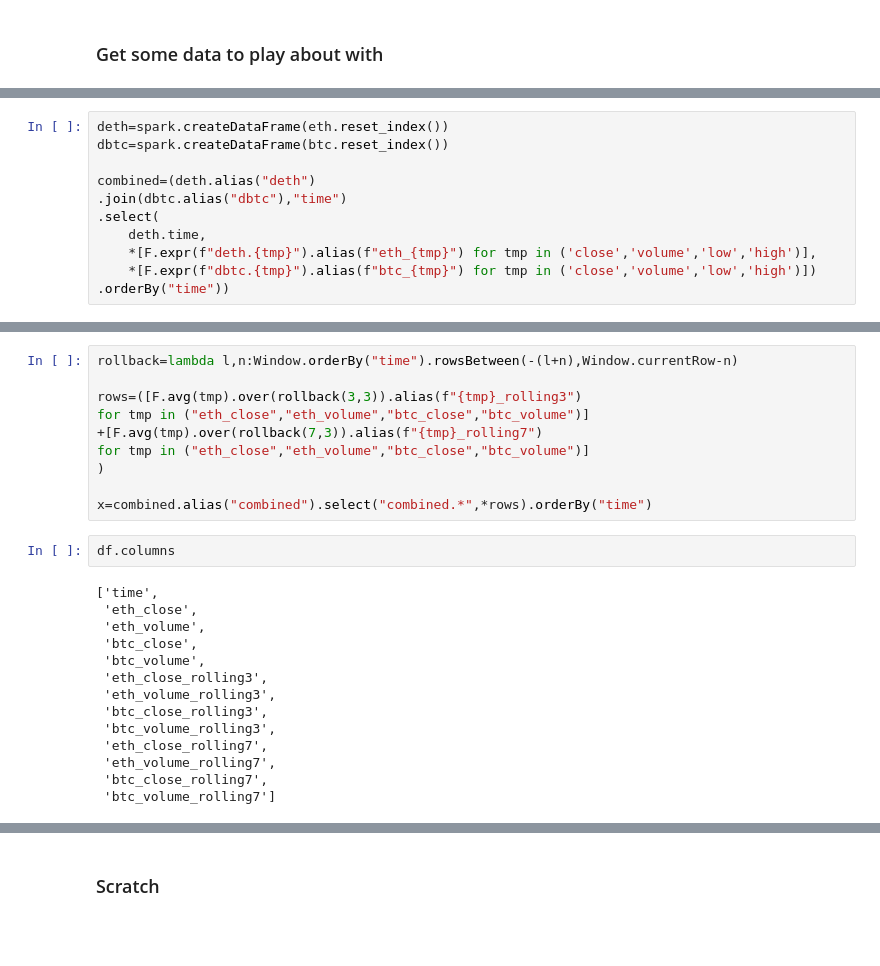
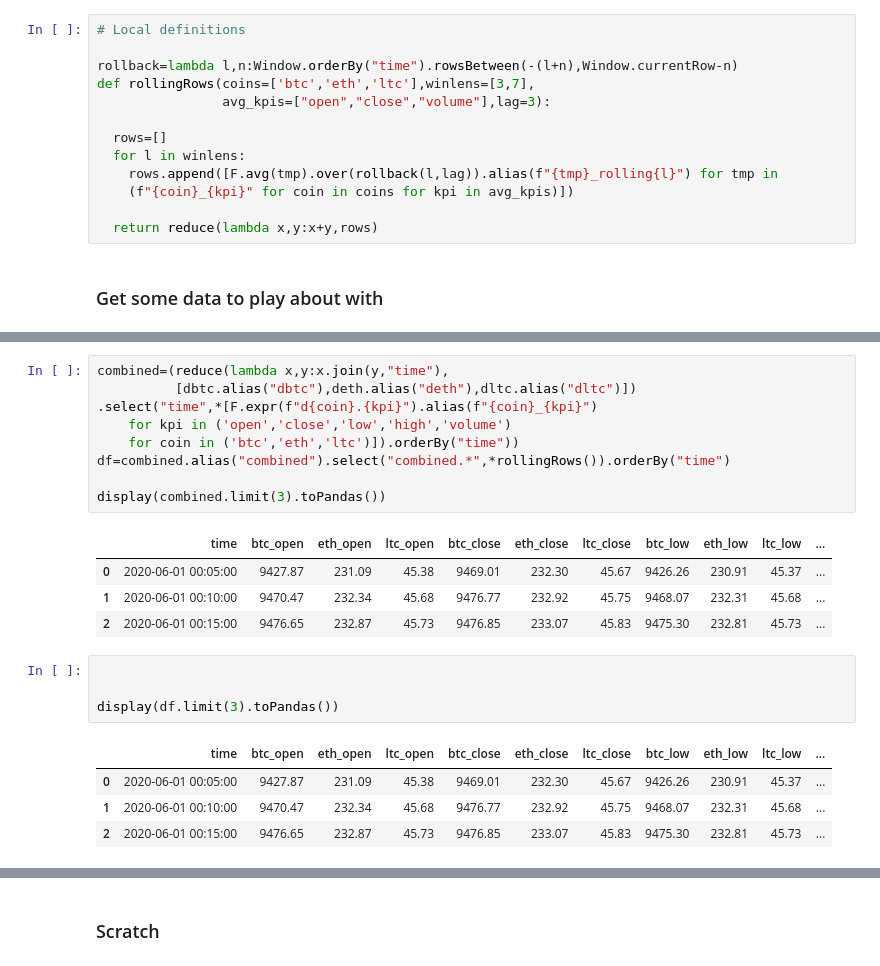
Before and after one commit to karipuf/crypto, a Jupyter notebook: Cryptooo.ipynb, the cells around one changed output, grey strips where cells are left out. Saved outputs shown, nothing was run; the diff lists cells and outputs as text; blank space fills up the shorter version.

```diff
--- a/Cryptooo.ipynb
+++ b/Cryptooo.ipynb
@@ -20,2 +34,15 @@ spark=pyspark.sql.SparkSession.builder.getOrCreate()
+# %%
+# Local definitions
+
+rollback=lambda l,n:Window.orderBy("time").rowsBetween(-(l+n),Window.currentRow-n)
+def rollingRows(coins=['btc','eth','ltc'],winlens=[3,7],
+                avg_kpis=["open","close","volume"],lag=3):
+
+  rows=[]
+  for l in winlens:
+    rows.append([F.avg(tmp).over(rollback(l,lag)).alias(f"{tmp}_rolling{l}") for tmp in
+    (f"{coin}_{kpi}" for coin in coins for kpi in avg_kpis)])
+
+  return reduce(lambda x,y:x+y,rows)
 # %% [markdown]
 ### Get some data to play about with
@@ -56,11 +80,0 @@ pl.gca().grid(True)
-# %%
-deth=spark.createDataFrame(eth.reset_index())
-dbtc=spark.createDataFrame(btc.reset_index())
-
-combined=(deth.alias("deth")
-.join(dbtc.alias("dbtc"),"time")
-.select(
-    deth.time,
-    *[F.expr(f"deth.{tmp}").alias(f"eth_{tmp}") for tmp in ('close','volume','low','high')],
-    *[F.expr(f"dbtc.{tmp}").alias(f"btc_{tmp}") for tmp in ('close','volume','low','high')])
-.orderBy("time"))
@@ -76,26 +81,23 @@ display(combined.limit(5).toPandas())
-# %%
-rollback=lambda l,n:Window.orderBy("time").rowsBetween(-(l+n),Window.currentRow-n)
-
-rows=([F.avg(tmp).over(rollback(3,3)).alias(f"{tmp}_rolling3")
-for tmp in ("eth_close","eth_volume","btc_close","btc_volume")]
-+[F.avg(tmp).over(rollback(7,3)).alias(f"{tmp}_rolling7")
-for tmp in ("eth_close","eth_volume","btc_close","btc_volume")]
-)
-
-x=combined.alias("combined").select("combined.*",*rows).orderBy("time")
-# %%
-df.columns
-# %% [output]
-['time',
- 'eth_close',
- 'eth_volume',
- 'btc_close',
- 'btc_volume',
- 'eth_close_rolling3',
- 'eth_volume_rolling3',
- 'btc_close_rolling3',
- 'btc_volume_rolling3',
- 'eth_close_rolling7',
- 'eth_volume_rolling7',
- 'btc_close_rolling7',
- 'btc_volume_rolling7']
+# %%
+combined=(reduce(lambda x,y:x.join(y,"time"),
+          [dbtc.alias("dbtc"),deth.alias("deth"),dltc.alias("dltc")])
+.select("time",*[F.expr(f"d{coin}.{kpi}").alias(f"{coin}_{kpi}")
+    for kpi in ('open','close','low','high','volume')
+    for coin in ('btc','eth','ltc')]).orderBy("time"))
+df=combined.alias("combined").select("combined.*",*rollingRows()).orderBy("time")
+
+display(combined.limit(3).toPandas())
+# %% [output]
+|  | time | btc_open | eth_open | ltc_open | btc_close | eth_close | ltc_close | btc_low | eth_low | ltc_low | ... |
+| 0 | 2020-06-01 00:05:00 | 9427.87 | 231.09 | 45.38 | 9469.01 | 232.30 | 45.67 | 9426.26 | 230.91 | 45.37 | ... |
+| 1 | 2020-06-01 00:10:00 | 9470.47 | 232.34 | 45.68 | 9476.77 | 232.92 | 45.75 | 9468.07 | 232.31 | 45.68 | ... |
+| 2 | 2020-06-01 00:15:00 | 9476.65 | 232.87 | 45.73 | 9476.85 | 233.07 | 45.83 | 9475.30 | 232.81 | 45.73 | ... |
+# %%
+
+
+display(df.limit(3).toPandas())
+# %% [output]
+|  | time | btc_open | eth_open | ltc_open | btc_close | eth_close | ltc_close | btc_low | eth_low | ltc_low | ... |
+| 0 | 2020-06-01 00:05:00 | 9427.87 | 231.09 | 45.38 | 9469.01 | 232.30 | 45.67 | 9426.26 | 230.91 | 45.37 | ... |
+| 1 | 2020-06-01 00:10:00 | 9470.47 | 232.34 | 45.68 | 9476.77 | 232.92 | 45.75 | 9468.07 | 232.31 | 45.68 | ... |
+| 2 | 2020-06-01 00:15:00 | 9476.65 | 232.87 | 45.73 | 9476.85 | 233.07 | 45.83 | 9475.30 | 232.81 | 45.73 | ... |
```
Also changed, not shown: parts of 14 cells of this notebook.
